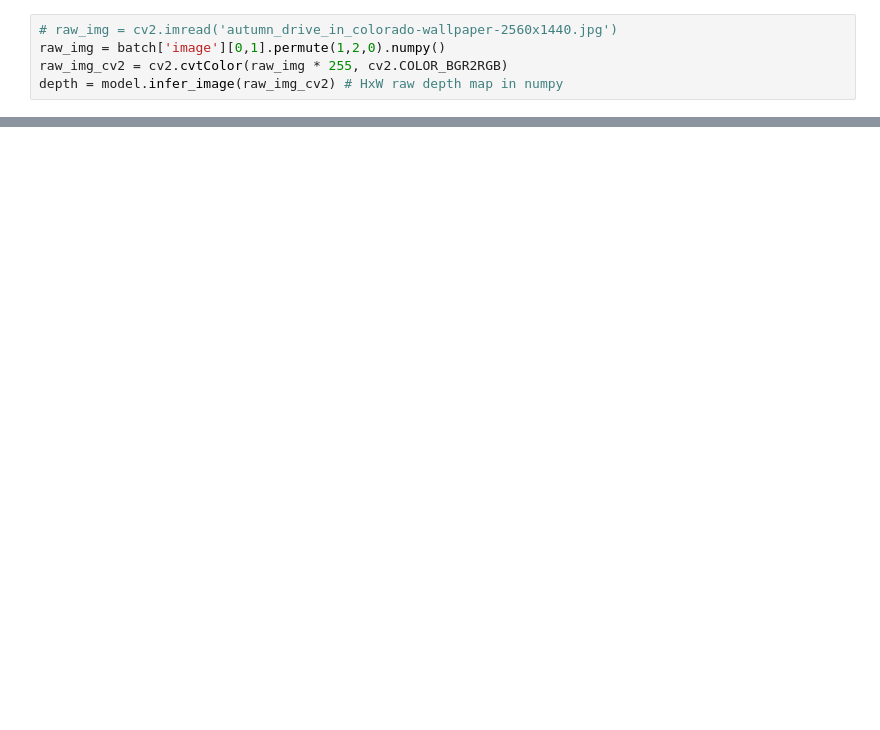
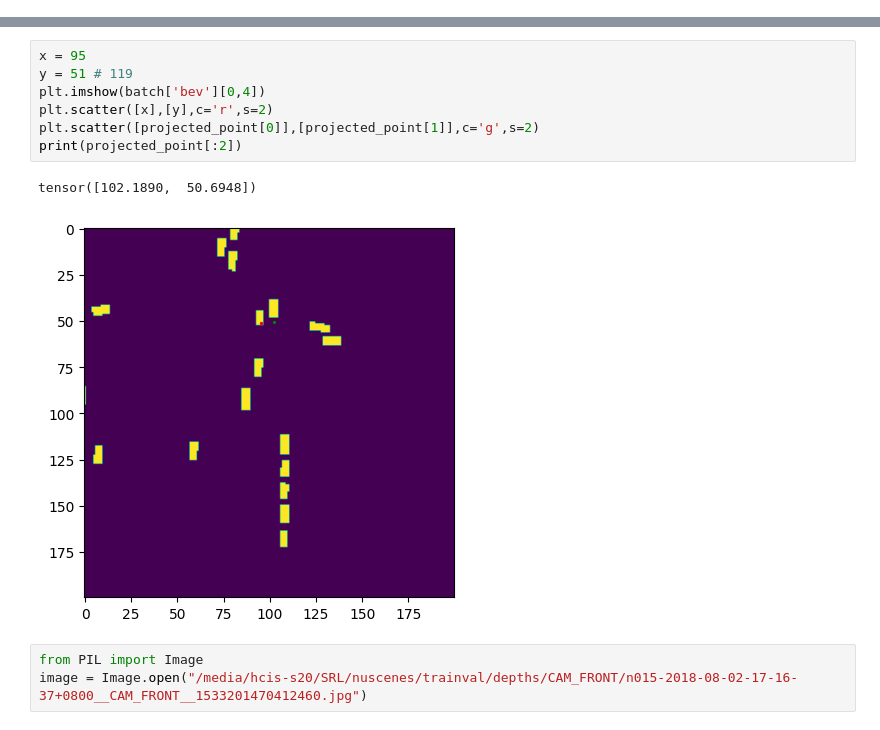
Before and after one commit to nargoo0328/cross_view_transformers, a Jupyter notebook: scripts/depth_anything.ipynb, the cells around one changed output, grey strips where cells are left out. Drawn from its saved outputs; the diff is of its cells as text; blank space fills up the shorter version.

```diff
--- a/scripts/depth_anything.ipynb
+++ b/scripts/depth_anything.ipynb
@@ -67,5 +97,0 @@ model = model.to(device).eval()
-# %%
-# raw_img = cv2.imread('autumn_drive_in_colorado-wallpaper-2560x1440.jpg')
-raw_img = batch['image'][0,1].permute(1,2,0).numpy()
-raw_img_cv2 = cv2.cvtColor(raw_img * 255, cv2.COLOR_BGR2RGB)
-depth = model.infer_image(raw_img_cv2) # HxW raw depth map in numpy
@@ -110,0 +236,13 @@ DepthAnythingV2(
+# %%
+x = 95
+y = 51 # 119
+plt.imshow(batch['bev'][0,4])
+plt.scatter([x],[y],c='r',s=2)
+plt.scatter([projected_point[0]],[projected_point[1]],c='g',s=2)
+print(projected_point[:2])
+# %% [output]
+tensor([102.1890,  50.6948])
+[figure, added]
+# %%
+from PIL import Image
+image = Image.open("/media/hcis-s20/SRL/nuscenes/trainval/depths/CAM_FRONT/n015-2018-08-02-17-16-37+0800__CAM_FRONT__1533201470412460.jpg")
```
Also changed, not shown: parts of 23 cells of this notebook, 19 other files.
